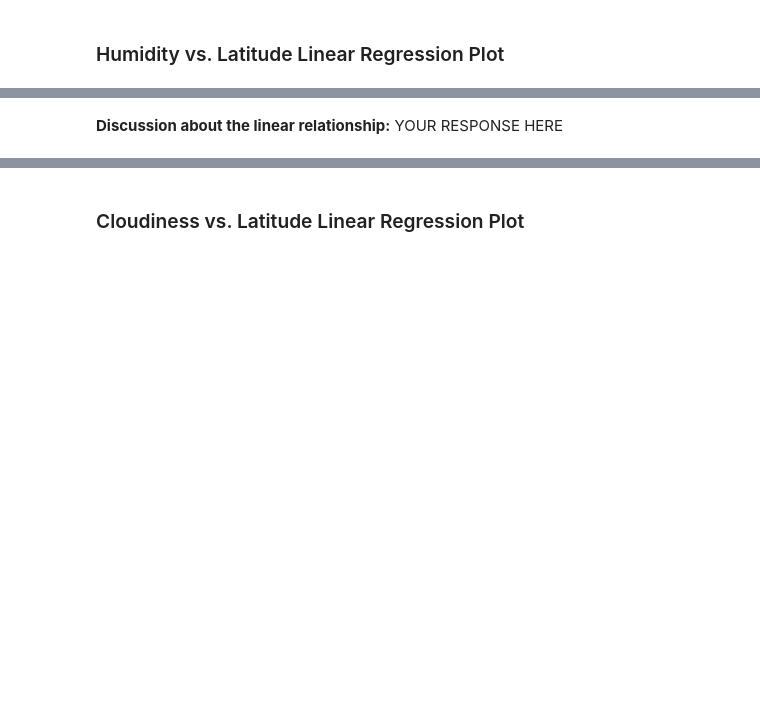
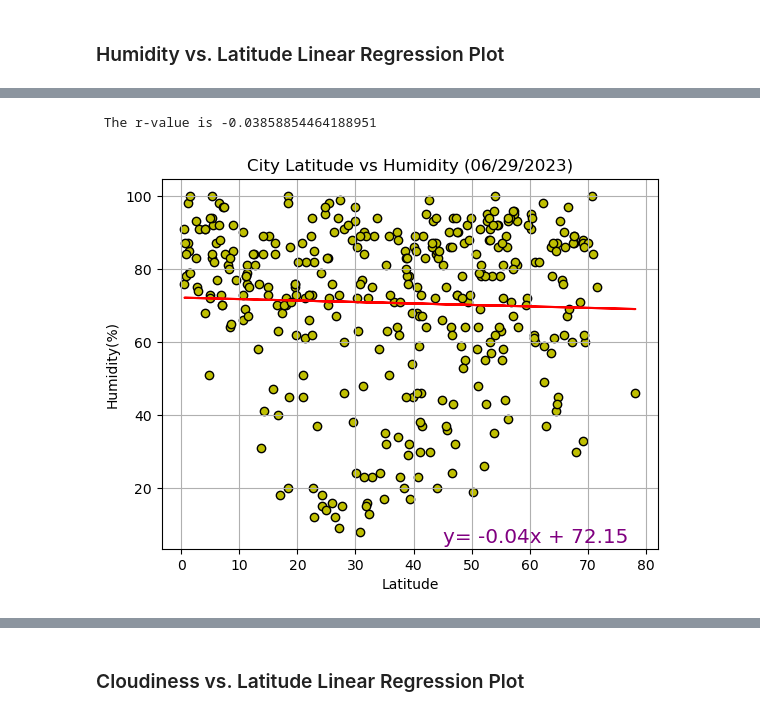
Before and after one commit to Freemark0211/World_Weather_Analysis, a Jupyter notebook: WeatherPy/WeatherPy.ipynb, the cells around one changed output, grey strips where cells are left out. Drawn from its saved outputs; the diff is of its cells as text; code cells hidden in the pictures; blank space fills up the shorter version.

```diff
--- a/WeatherPy/WeatherPy.ipynb
+++ b/WeatherPy/WeatherPy.ipynb
@@ -386,2 +416,35 @@ The r-value is: 0.0002808747046324607
-# %% [markdown]
-**Discussion about the linear relationship:** YOUR RESPONSE HERE
+# %%
+# Northern Hemisphere
+x = northern_hemi_df['Lat']
+y = northern_hemi_df['Humidity']
+lreg = linregression(x,y)
+r = lreg.rvalue
+rsq = r**2
+int = round(lreg.intercept, 2)
+slope = round(lreg.slope, 2)
+line_eq = f"y= {slope}x + {int}"
+
+plt.scatter(x,y, color = 'y',edgecolors = 'k')
+
+# Incorporate the other graph properties
+plt.ylabel('Humidity(%)')
+plt.xlabel("Latitude")
+plt.title('City Latitude vs Humidity (06/29/2023)')
+plt.grid()
+
+# plot linear regression line
+plt.plot(x, int + slope*x, 'r')
+
+# place linear reg equation on plot
+plt.text(45,5, line_eq, size='x-large', color = 'purple')
+
+
+# Save the figure
+plt.savefig("output_data/FigC.png")
+
+# Show plot
+print(f" The r-value is {r}")
+plt.show()
+# %% [output]
+ The r-value is -0.03858854464188951
+[figure, added]
```
Also changed, not shown: parts of 34 cells of this notebook, 13 other files.
